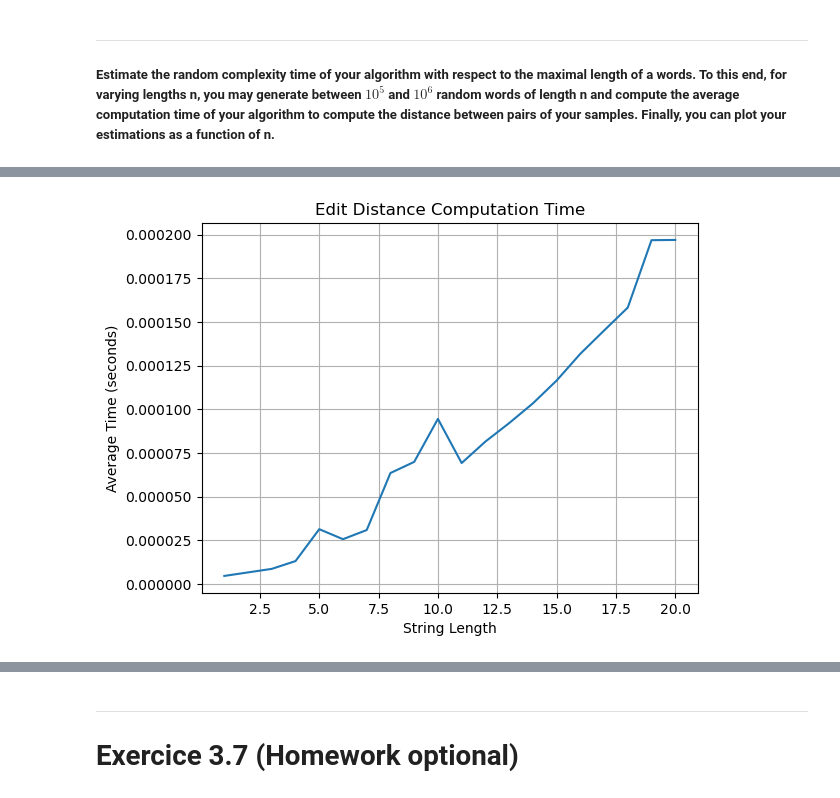
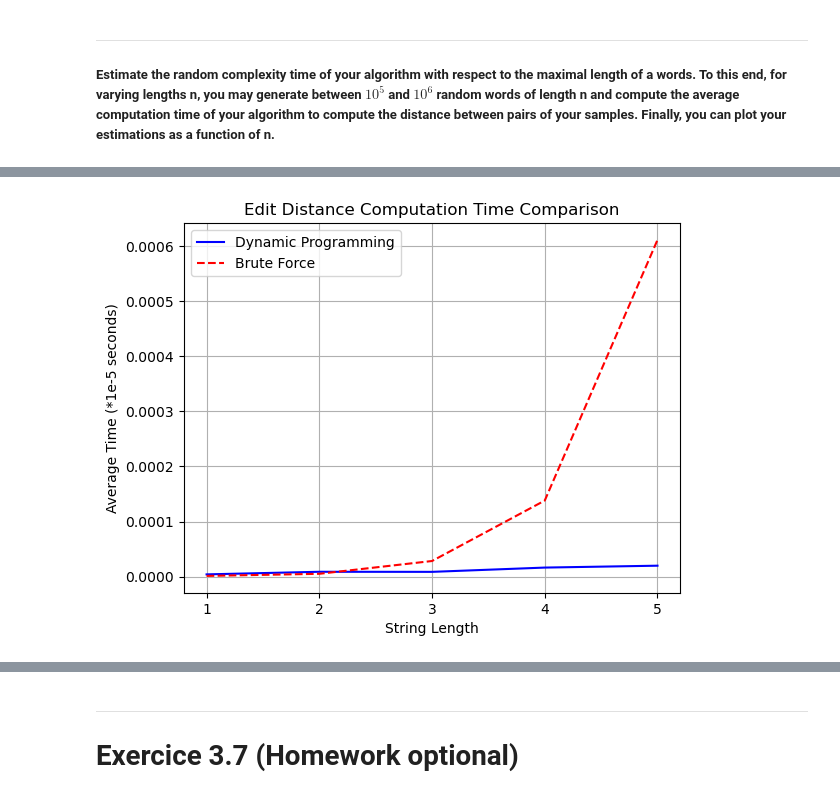
Before and after one commit to mohamedbenslimane1/Efficient-Algorithms-for-Edit-Distance-Calculation-and-Spatial-Data-Organization, a Jupyter notebook: Benslimane_Mohamed_Homework_2.ipynb, the cells around one changed output, grey strips where cells are left out. Drawn from its saved outputs; the diff is of its cells as text; code cells hidden in the pictures.

Commit message:
add force function

```diff
--- a/Benslimane_Mohamed_Homework_2.ipynb
+++ b/Benslimane_Mohamed_Homework_2.ipynb
@@ -74,0 +79,17 @@ The provided test cases demonstrate that the `edit_distance` function works as e
+# %%
+def edit_distance_brute(s1, s2):
+    # Base cases
+    if len(s1) == 0:
+        return len(s2)
+    if len(s2) == 0:
+        return len(s1)
+
+    # Recursive cases
+    if s1[0] == s2[0]:  # First characters match
+        return edit_distance_brute(s1[1:], s2[1:])
+    else:
+        return 1 + min(
+            edit_distance_brute(s1[1:], s2),    # Deletion
+            edit_distance_brute(s1, s2[1:]),    # Insertion
+            edit_distance_brute(s1[1:], s2[1:]) # Substitution
+        )
@@ -102,22 +144,68 @@ def average_time_for_length(n, min_samples=10**5, max_samples=10**6):
 
     return total_time / samples
 
-def plot_times(max_length):
+# Note: Executing these functions for large lengths will take a considerable amount of time! (~30min)
+
+def random_string(length):
+    return ''.join(random.choice(string.ascii_lowercase) for _ in range(length))
+
+def average_time_for_length(n, min_samples=10**5, max_samples=10**6):
+    total_time = 0
+    samples = random.randint(min_samples, max_samples)  # Number of samples randomly between 10^5 and 10^6
+    for _ in range(samples):
+        s1 = random_string(n)
+        s2 = random_string(n)
+
+        start_time = time.time()
+        _ = edit_distance(s1, s2)
+        total_time += time.time() - start_time
+
+    return total_time / samples
+
+def average_time_for_length_brute(n, min_samples, max_samples):
+    # Same structure as the dynamic version but using the brute force algorithm
+    total_time = 0
+    samples = random.randint(min_samples, max_samples)  # Using the same sample range for comparison
+    for _ in range(samples):
+        s1 = random_string(n)
+        s2 = random_string(n)
+        start_time = time.time()
+        _ = edit_distance_brute(s1, s2)
+        total_time += time.time() - start_time
+    return total_time / samples
+
+# Function to plot the average computation times for both algorithms
+def plot_times_combined(max_length, min_samples_dynamic, max_samples_dynamic):
     lengths = range(1, max_length + 1)
-    times = []
+    times_dynamic = []
+    times_brute = []
     for n in lengths:
-        times.append(average_time_for_length(n))
+        # Calculate time for dynamic algorithm
+        dynamic_time = average_time_for_length(n, min_samples_dynamic, max_samples_dynamic)
+        times_dynamic.append(dynamic_time)
+        print(f"Dynamic Progress: {n}/{max_length}, Time: {dynamic_time * 1e5:.2f} *1e-5 seconds")
 
-        # Calculate and print progress
-        progress = (n / max_length) * 100
-        print(f"Progress: {progress:.2f}%")
+        # Calculate time for brute force algorithm
+        brute_time = average_time_for_length_brute(n, min_samples_dynamic, max_samples_dynamic)
+        times_brute.append(brute_time)
+        print(f"Brute Progress: {n}/{max_length}, Time: {brute_time * 1e5:.2f} *1e-5 seconds")
 
-    plt.plot(lengths, times)
+    # Plot the results
+    plt.plot(lengths, times_dynamic, label='Dynamic Programming', color='blue')
+    plt.plot(lengths, times_brute, label='Brute Force', color='red', linestyle='--')
+    plt.xticks(lengths)
     plt.xlabel('String Length')
-    plt.ylabel('Average Time (seconds)')
-    plt.title('Edit Distance Computation Time')
+    plt.ylabel('Average Time (*1e-5 seconds)')
+    plt.title('Edit Distance Computation Time Comparison')
+    plt.legend()
     plt.grid(True)
     plt.show()
 
-plot_times(20)
+# Setting the parameters
+min_samples_dynamic = 10**5
+max_samples_dynamic = 10**6
+
+
+# Call the combined plot function
+plot_times_combined(5, min_samples_dynamic, max_samples_dynamic)  # Plotting up to a string length of 10
 # %% [output]
@@ -144,4 +222,4 @@ Progress: 100.00%
-[figure, old version]
+[figure, new version]
 # %% [markdown]
 
 ### 1. Interpretation:
```
Also changed, not shown: parts of 12 cells of this notebook.
